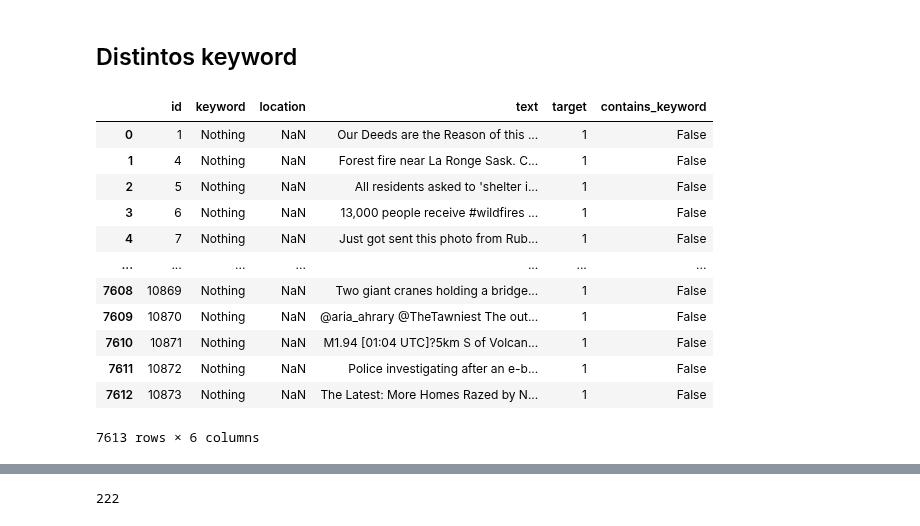
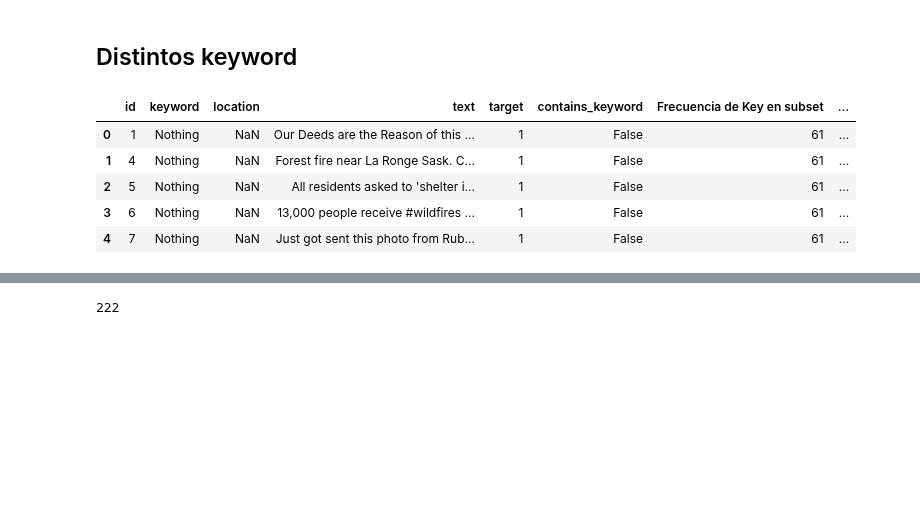
Before and after one commit to axelmpm/TP1_DATOS_1C_2020, a Jupyter notebook: Cristian/C_AnalisisKeywords.ipynb, the cells around one changed output, grey strips where cells are left out. Drawn from its saved outputs; the diff is of its cells as text; code cells hidden in the pictures; blank space fills up the shorter version.

```diff
--- a/Cristian/C_AnalisisKeywords.ipynb
+++ b/Cristian/C_AnalisisKeywords.ipynb
@@ -67,22 +67,19 @@ Como conclusion, en 900 de las 7613 (el 12% del total) tweets el keyword esta en
 6700 (88% del total) contiene en alguna parte del texto a la keyword.
 # %% [markdown]
 ## Distintos keyword
+# %%
+#Nueva columna con frecuencia de la key en el nuevo subset
+C_tweets["Frecuencia de Key en set"] = C_tweets["keyword"]\
+.transform(lambda x: C_tweets["keyword"].value_counts()[x])
 # %%
-C_tweets
+C_tweets.head(5)
 # %% [output]
-|  | id | keyword | location | text | target | contains_keyword |
-| 0 | 1 | Nothing | NaN | Our Deeds are the Reason of this ... | 1 | False |
-| 1 | 4 | Nothing | NaN | Forest fire near La Ronge Sask. C... | 1 | False |
-| 2 | 5 | Nothing | NaN | All residents asked to 'shelter i... | 1 | False |
-| 3 | 6 | Nothing | NaN | 13,000 people receive #wildfires ... | 1 | False |
-| 4 | 7 | Nothing | NaN | Just got sent this photo from Rub... | 1 | False |
-| ... | ... | ... | ... | ... | ... | ... |
-| 7608 | 10869 | Nothing | NaN | Two giant cranes holding a bridge... | 1 | False |
-| 7609 | 10870 | Nothing | NaN | @aria_ahrary @TheTawniest The out... | 1 | False |
-| 7610 | 10871 | Nothing | NaN | M1.94 [01:04 UTC]?5km S of Volcan... | 1 | False |
-| 7611 | 10872 | Nothing | NaN | Police investigating after an e-b... | 1 | False |
-| 7612 | 10873 | Nothing | NaN | The Latest: More Homes Razed by N... | 1 | False |
+|  | id | keyword | location | text | target | contains_keyword | Frecuencia de Key en subset | ... |
+| 0 | 1 | Nothing | NaN | Our Deeds are the Reason of this ... | 1 | False | 61 | ... |
+| 1 | 4 | Nothing | NaN | Forest fire near La Ronge Sask. C... | 1 | False | 61 | ... |
+| 2 | 5 | Nothing | NaN | All residents asked to 'shelter i... | 1 | False | 61 | ... |
+| 3 | 6 | Nothing | NaN | 13,000 people receive #wildfires ... | 1 | False | 61 | ... |
+| 4 | 7 | Nothing | NaN | Just got sent this photo from Rub... | 1 | False | 61 | ... |
-7613 rows × 6 columns
 # %%
 #Veo Distintos Keyword
 C_keyword = C_tweets['keyword'].unique()
```
Also changed, not shown: parts of 6 cells of this notebook.
